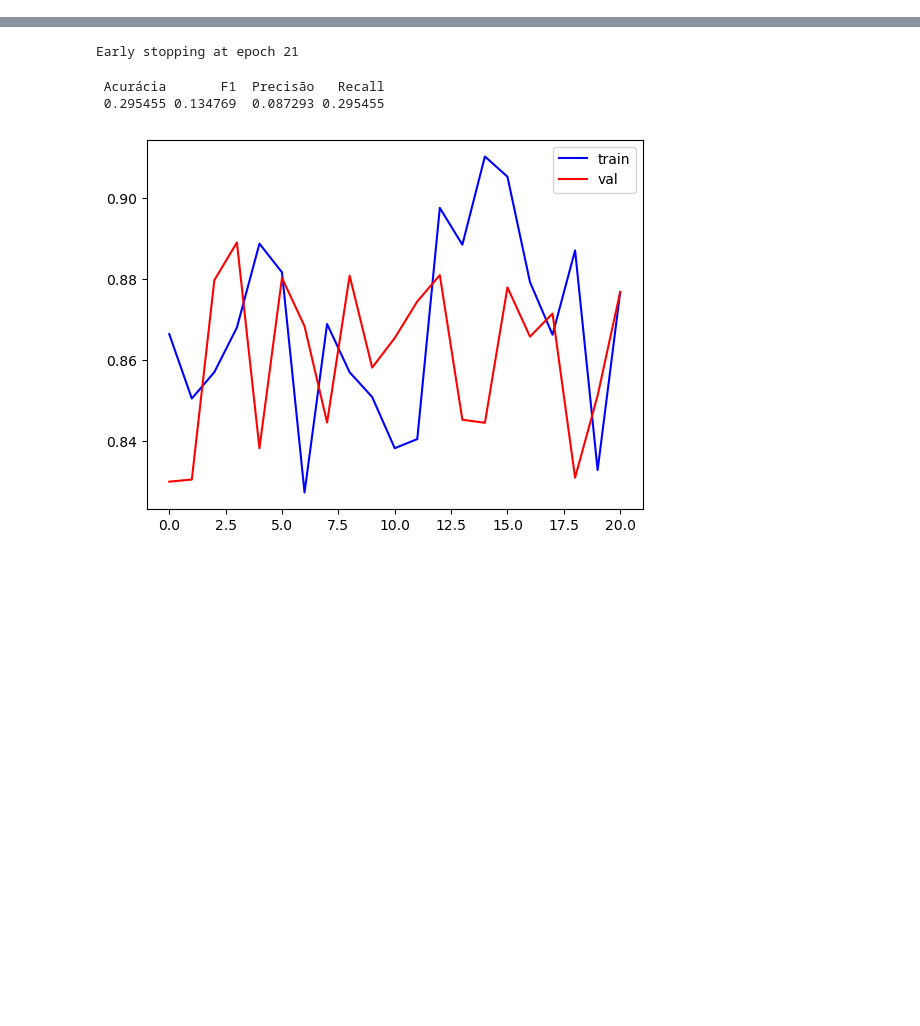
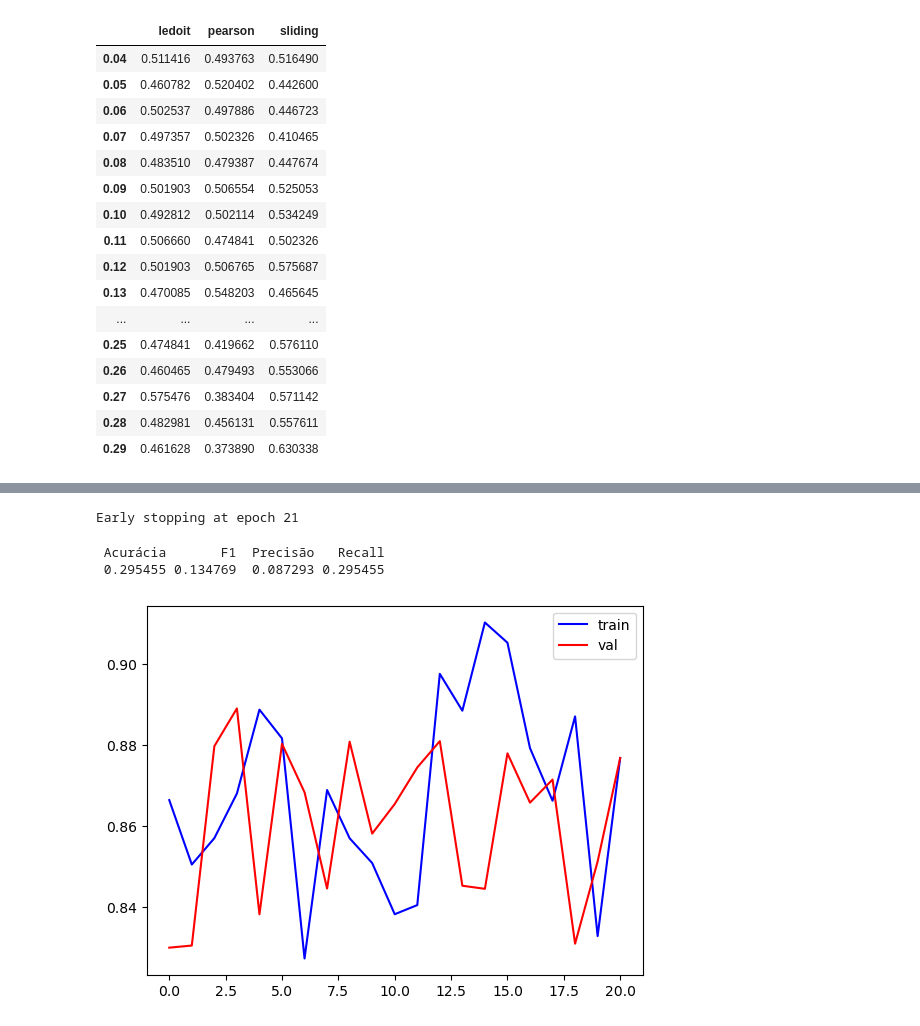
Before and after one commit to TheoRiffel/Parkinson-Diagnosis-Deeplearning, a Jupyter notebook: notebooks/4_laplacian.ipynb, the cells around one changed output, grey strips where cells are left out. Cells and saved outputs as stored; diff of their text form; code cells hidden in the pictures; blank space fills up the shorter version.

```diff
--- a/notebooks/4_laplacian.ipynb
+++ b/notebooks/4_laplacian.ipynb
@@ -187,0 +264,20 @@ pd.DataFrame(results_dict['AAL3'])
+# %%
+pd.DataFrame(results_dict['atlas'])
+# %% [output]
+|  | ledoit | pearson | sliding |
+| 0.04 | 0.511416 | 0.493763 | 0.516490 |
+| 0.05 | 0.460782 | 0.520402 | 0.442600 |
+| 0.06 | 0.502537 | 0.497886 | 0.446723 |
+| 0.07 | 0.497357 | 0.502326 | 0.410465 |
+| 0.08 | 0.483510 | 0.479387 | 0.447674 |
+| 0.09 | 0.501903 | 0.506554 | 0.525053 |
+| 0.10 | 0.492812 | 0.502114 | 0.534249 |
+| 0.11 | 0.506660 | 0.474841 | 0.502326 |
+| 0.12 | 0.501903 | 0.506765 | 0.575687 |
+| 0.13 | 0.470085 | 0.548203 | 0.465645 |
+| ... | ... | ... | ... |
+| 0.25 | 0.474841 | 0.419662 | 0.576110 |
+| 0.26 | 0.460465 | 0.479493 | 0.553066 |
+| 0.27 | 0.575476 | 0.383404 | 0.571142 |
+| 0.28 | 0.482981 | 0.456131 | 0.557611 |
+| 0.29 | 0.461628 | 0.373890 | 0.630338 |
```
Also changed, not shown: parts of 24 cells of this notebook.
